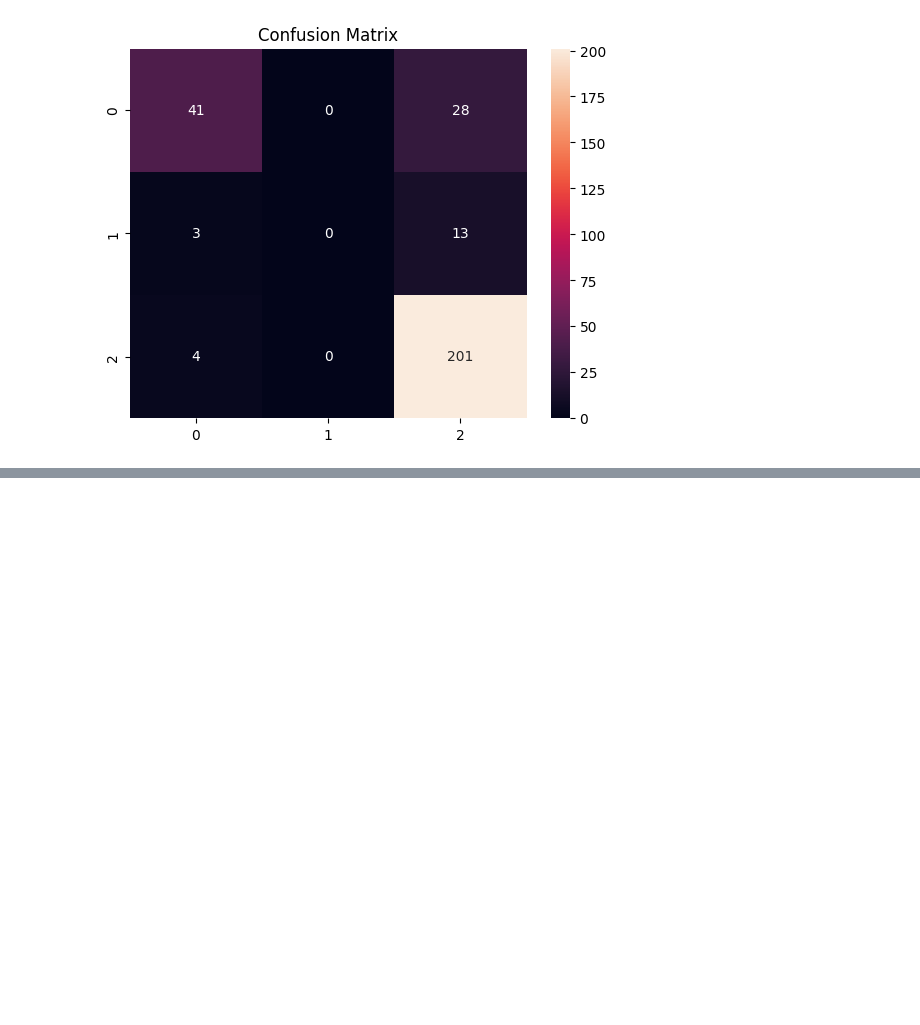
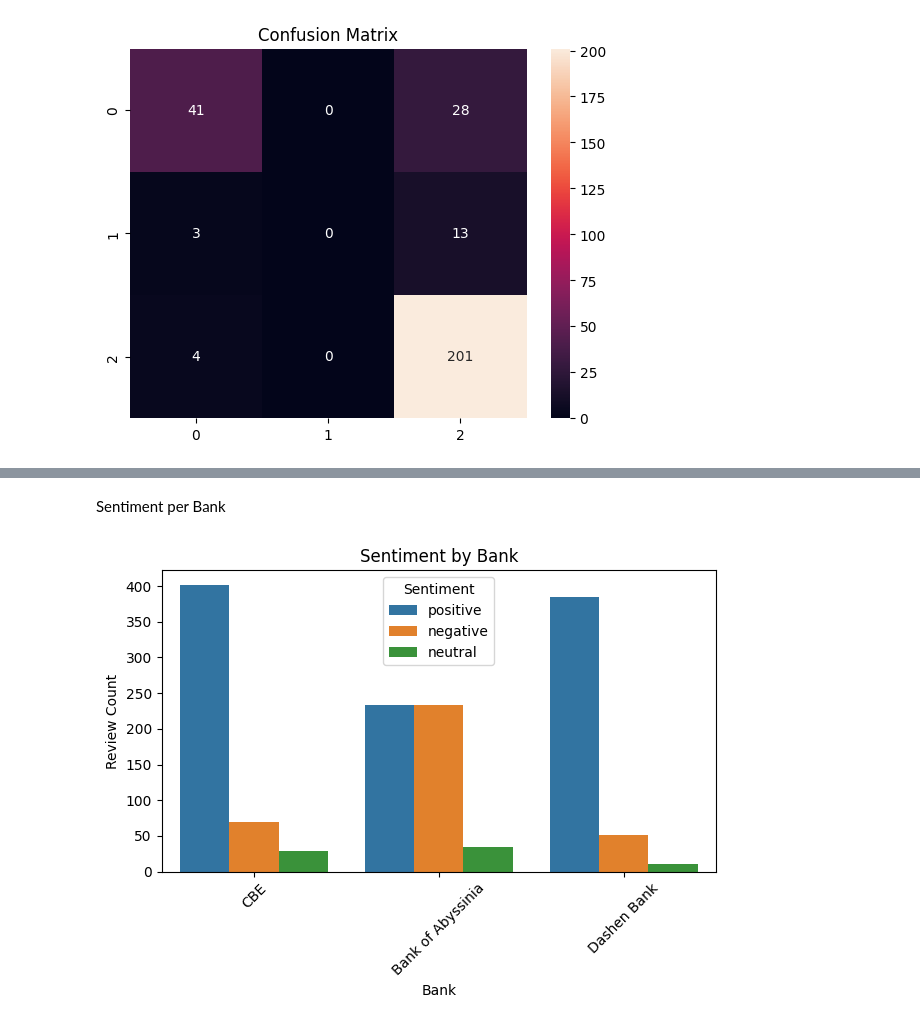
Before and after one commit to alazartefera/fintech-cx, a Jupyter notebook: notebooks/01_cleaning_and_sentiment.ipynb, the cells around one changed output, grey strips where cells are left out. Drawn from its saved outputs; the diff is of its cells as text; code cells hidden in the pictures; blank space fills up the shorter version.

```diff
--- a/notebooks/01_cleaning_and_sentiment.ipynb
+++ b/notebooks/01_cleaning_and_sentiment.ipynb
@@ -126,0 +157,13 @@ df.to_csv("../data/fintech_reviews_cleaned.csv", index=False)
+# %% [markdown]
+Sentiment per Bank
+# %%
+sns.countplot(data=df, x="bank", hue="sentiment", order=df["bank"].value_counts().index)
+plt.title("Sentiment by Bank")
+plt.xlabel("Bank")
+plt.ylabel("Review Count")
+plt.legend(title="Sentiment")
+plt.xticks(rotation=45)
+plt.tight_layout()
+plt.show()
+# %% [output]
+[figure, added]
```
Also changed, not shown: parts of 14 cells of this notebook, 1 other file.
